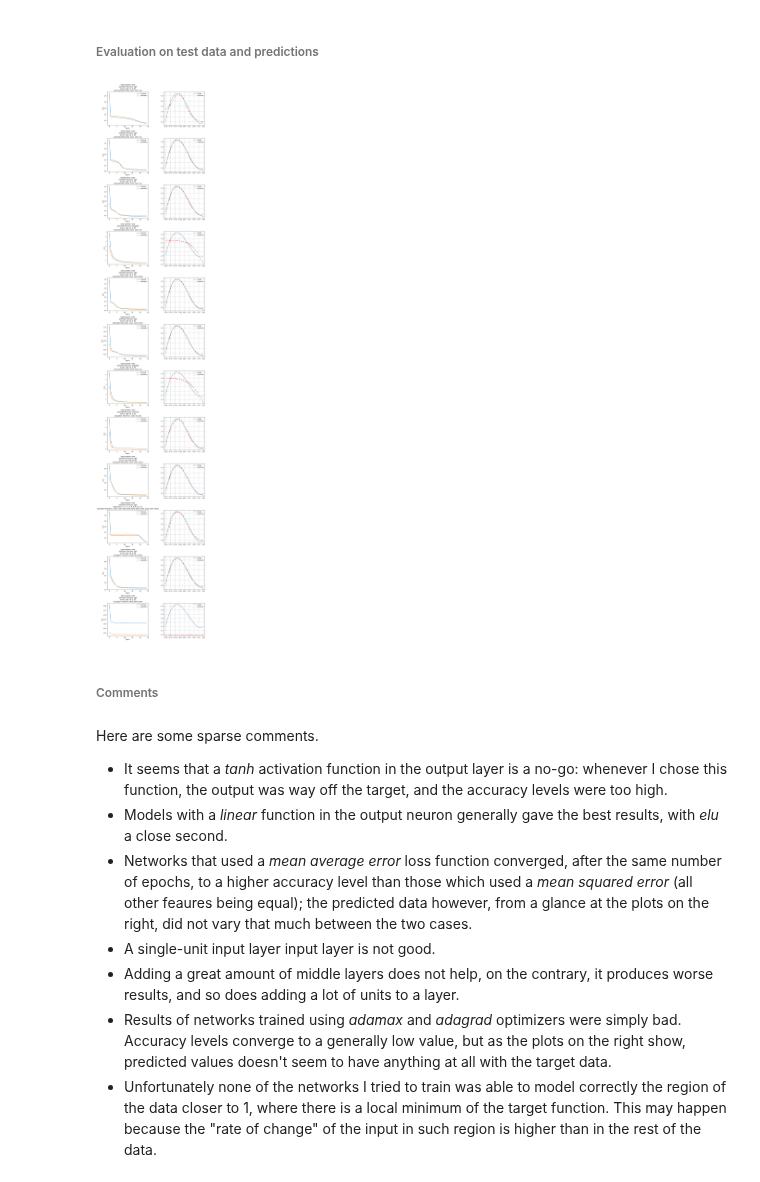
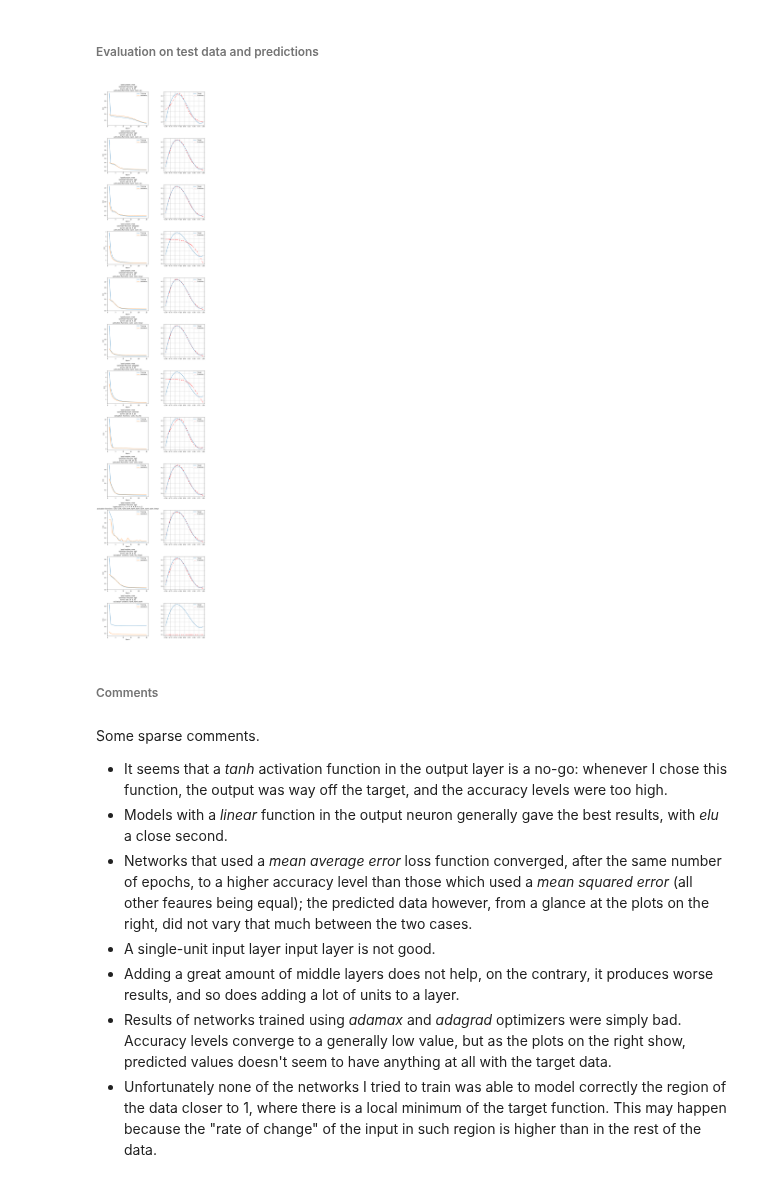
Before and after one commit to phaerrax/lab-simulazione-numerica, a Jupyter notebook: exercise11/exercise11-2.ipynb, the cells around one changed output. Drawn from its saved outputs; the diff is of its cells as text; code cells hidden in the pictures.

```diff
--- a/exercise11/exercise11-2.ipynb
+++ b/exercise11/exercise11-2.ipynb
@@ -117,38 +115,39 @@ Epoch 25/25
 # %%
 # Plot training info and compare predictions to target data.
 n_plot_types = 2
 fig, axes = plt.subplots(nrows = len(models), ncols = n_plot_types, figsize = (12, len(models) * 5))
 axes = axes.flatten()
+epochs_range = range(1, n_epochs + 1)
 
 for i, (model, history) in enumerate(zip(models, model_histories)):
     # Validation results
-    axes[n_plot_types * i].plot(history.history["loss"])
-    axes[n_plot_types * i].plot(history.history["val_loss"])
+    axes[n_plot_types * i].plot(epochs_range, history.history["loss"])
+    axes[n_plot_types * i].plot(epochs_range, history.history["val_loss"])
     axes[n_plot_types * i].set_title(
         "loss function: " + model.loss_fn
         + "\noptimizer function: " + model.optimizer_fn
         + "\nlayers size: " + str(model.layers_size)
         + "\nactivation functions: " + ", ".join(model.activation_functions)
     )
     axes[n_plot_types * i].set_ylabel("Loss")
     axes[n_plot_types * i].set_xlabel("Epoch")
     axes[n_plot_types * i].legend(["Training", "Validation"], loc = "best")
 
     # Prediction
     out_predicted = model.network.predict(in_target)
     axes[n_plot_types * i + 1].scatter(in_target, out_predicted, color = "red", s = 4)
     axes[n_plot_types * i + 1].plot(in_target, out_target)
     axes[n_plot_types * i + 1].legend(["Target", "Prediction"], loc = "best")
     axes[n_plot_types * i + 1].grid(True)
 
 fig.tight_layout()
 plt.show()
 # %% [output]
-[figure, old version]
+[figure, new version]
 # %% [markdown]
 ###### Comments
 # %% [markdown]
-Here are some sparse comments.
+Some sparse comments.
 * It seems that a *tanh* activation function in the output layer is a no-go: whenever I chose this function, the output was way off the target, and the accuracy levels were too high.
 * Models with a *linear* function in the output neuron generally gave the best results, with *elu* a close second.
 * Networks that used a *mean average error* loss function converged, after the same number of epochs, to a higher accuracy level than those which used a *mean squared error* (all other feaures being equal); the predicted data however, from a glance at the plots on the right, did not vary that much between the two cases.
```
Also changed, not shown: parts of 5 cells of this notebook, 2 other files.
